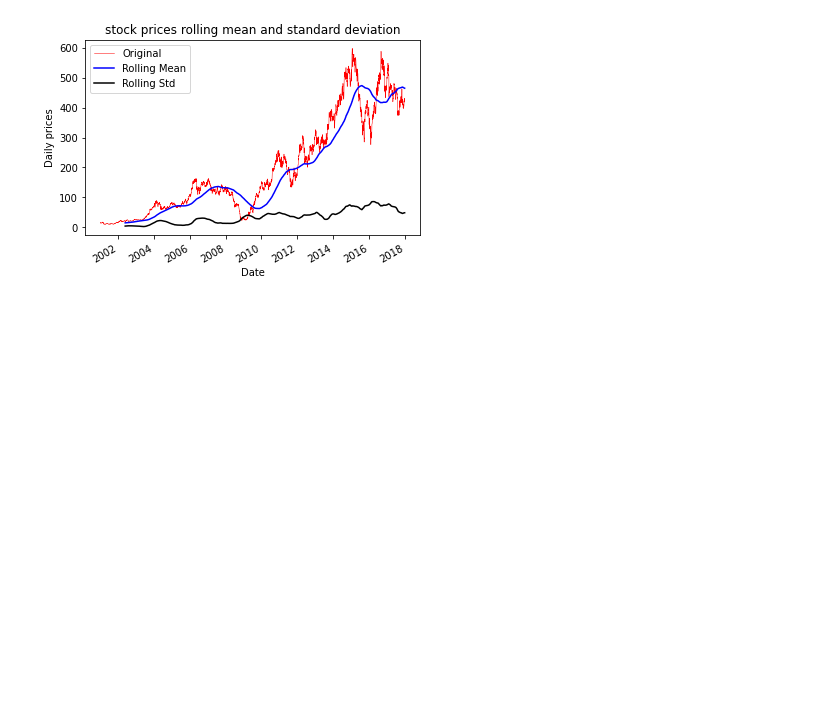
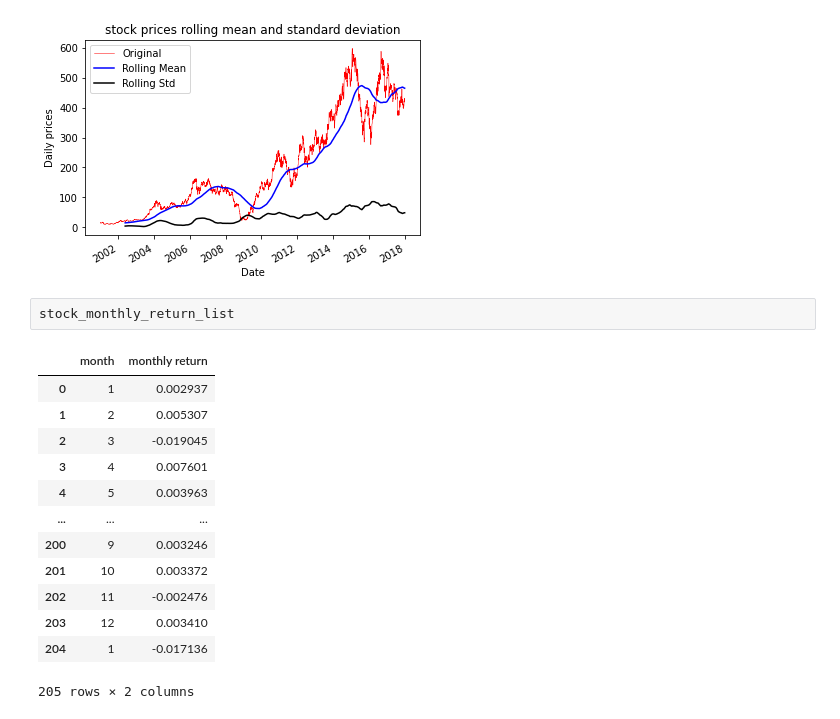
Before and after one commit to pjrenzov/Analyticae, a Jupyter notebook: notebooks/advanced_concept.ipynb, the cells around one changed output. Drawn from its saved outputs; the diff is of its cells as text; blank space fills up the shorter version.

```diff
--- a/notebooks/advanced_concept.ipynb
+++ b/notebooks/advanced_concept.ipynb
@@ -69,3 +69,19 @@ plot_rolling_statistics_ts(stock_data['Adj Close'],'stock prices rolling mean an
 # %% [output]
 [figure]
 [figure]
+# %%
+stock_monthly_return_list
+# %% [output]
+|  | month | monthly return |
+| 0 | 1 | 0.002937 |
+| 1 | 2 | 0.005307 |
+| 2 | 3 | -0.019045 |
+| 3 | 4 | 0.007601 |
+| 4 | 5 | 0.003963 |
+| ... | ... | ... |
+| 200 | 9 | 0.003246 |
+| 201 | 10 | 0.003372 |
+| 202 | 11 | -0.002476 |
+| 203 | 12 | 0.003410 |
+| 204 | 1 | -0.017136 |
+205 rows × 2 columns
```
Also changed, not shown: 6 other files.
